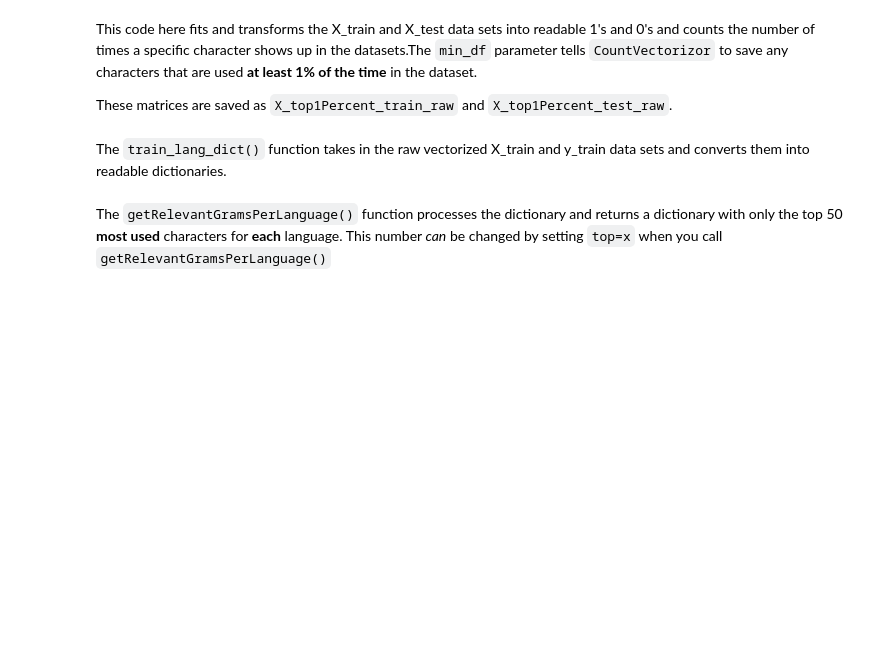
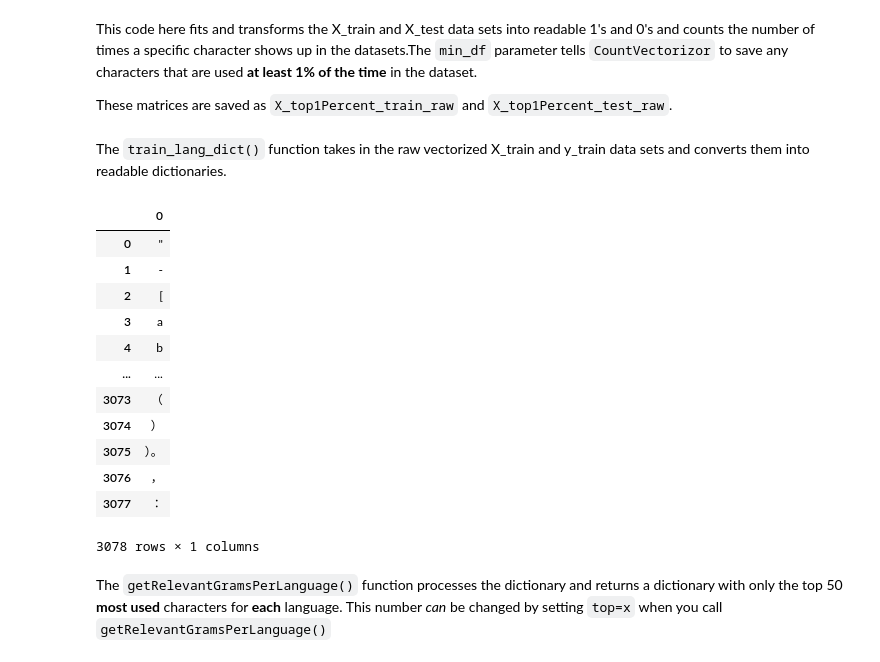
Before and after one commit to EasternUniversity/CSCI405-Language-Detection, a Jupyter notebook: Language_Detector.ipynb, the cells around one changed output. Drawn from its saved outputs; the diff is of its cells as text; code cells hidden in the pictures; blank space fills up the shorter version.

```diff
--- a/Language_Detector.ipynb
+++ b/Language_Detector.ipynb
@@ -148,7 +152,23 @@ def train_lang_dict(X_raw_counts, y_train):
 # %%
 language_dict_top1Percent = train_lang_dict(X_top1Percent_train_raw.toarray(), y_train.values)
 
 top1PercentFeatures = top1PrecentMixtureVectorizer.get_feature_names_out()
+
+pd.DataFrame(top1PercentFeatures)
+# %% [output]
+|  | 0 |
+| 0 | " |
+| 1 | - |
+| 2 | [ |
+| 3 | a |
+| 4 | b |
+| ... | ... |
+| 3073 | （ |
+| 3074 | ） |
+| 3075 | ）。 |
+| 3076 | ， |
+| 3077 | ： |
+3078 rows × 1 columns
 # %% [markdown]
 The `getRelevantGramsPerLanguage()` function processes the dictionary and returns a dictionary with only the top 50 **most used** characters for **each** language. This number _can_ be changed by setting `top=x` when you call `getRelevantGramsPerLanguage()`
 # %%
```
Also changed, not shown: parts of 16 cells of this notebook.
